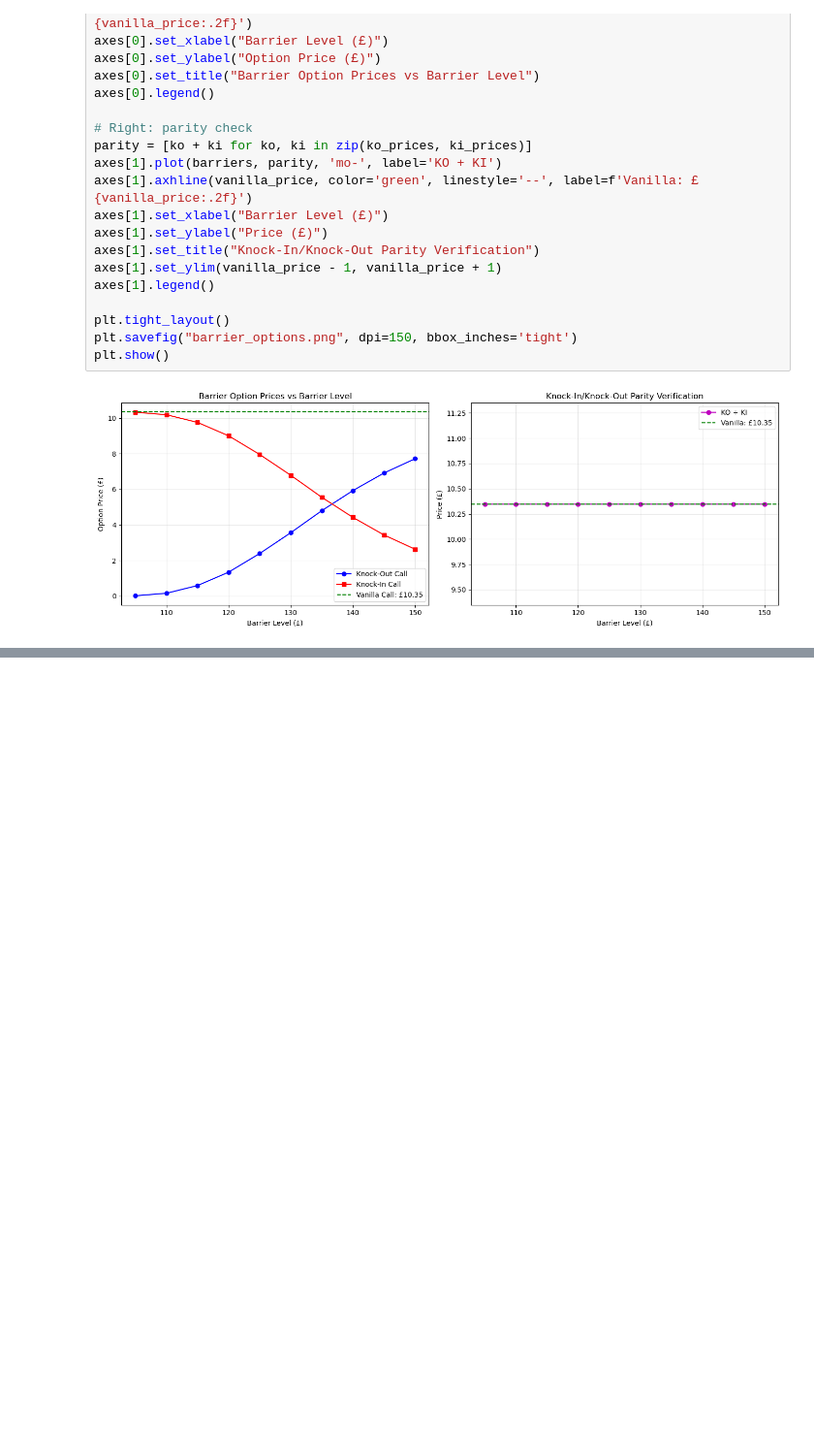
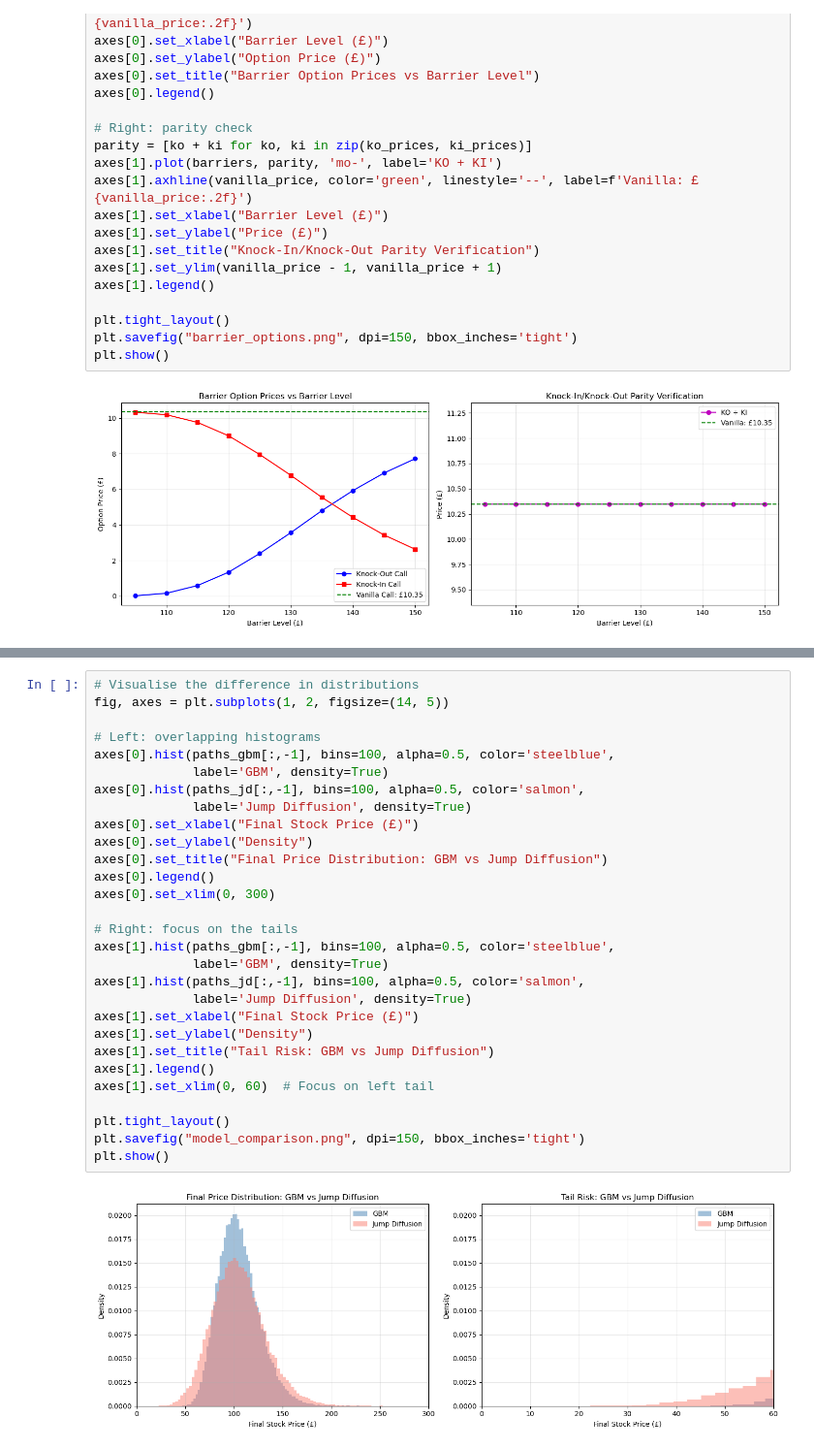
Before and after one commit to Sean-1ee/exotic-derivatives-pricer, a Jupyter notebook: exotic_options_pricer.ipynb, the cells around one changed output, grey strips where cells are left out. Shown at 97% size. Drawn from its saved outputs; the diff is of its cells as text; blank space fills up the shorter version.

Commit message:
Add model risk analysis and project summary

```diff
--- a/exotic_options_pricer.ipynb
+++ b/exotic_options_pricer.ipynb
@@ -541,0 +650,31 @@ plt.show()
+# %%
+# Visualise the difference in distributions
+fig, axes = plt.subplots(1, 2, figsize=(14, 5))
+
+# Left: overlapping histograms
+axes[0].hist(paths_gbm[:,-1], bins=100, alpha=0.5, color='steelblue',
+             label='GBM', density=True)
+axes[0].hist(paths_jd[:,-1], bins=100, alpha=0.5, color='salmon',
+             label='Jump Diffusion', density=True)
+axes[0].set_xlabel("Final Stock Price (£)")
+axes[0].set_ylabel("Density")
+axes[0].set_title("Final Price Distribution: GBM vs Jump Diffusion")
+axes[0].legend()
+axes[0].set_xlim(0, 300)
+
+# Right: focus on the tails
+axes[1].hist(paths_gbm[:,-1], bins=100, alpha=0.5, color='steelblue',
+             label='GBM', density=True)
+axes[1].hist(paths_jd[:,-1], bins=100, alpha=0.5, color='salmon',
+             label='Jump Diffusion', density=True)
+axes[1].set_xlabel("Final Stock Price (£)")
+axes[1].set_ylabel("Density")
+axes[1].set_title("Tail Risk: GBM vs Jump Diffusion")
+axes[1].legend()
+axes[1].set_xlim(0, 60)  # Focus on left tail
+
+plt.tight_layout()
+plt.savefig("model_comparison.png", dpi=150, bbox_inches='tight')
+plt.show()
+# %% [output]
+[figure, added]
```
Also changed, not shown: parts of 4 cells of this notebook, 2 other files.
